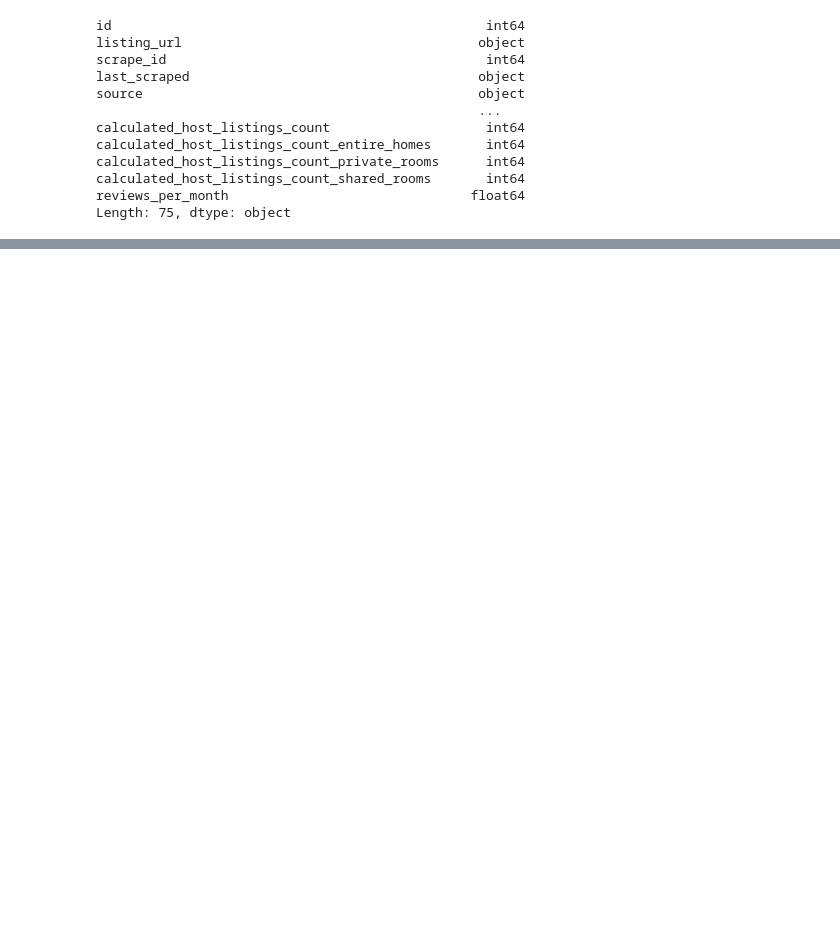
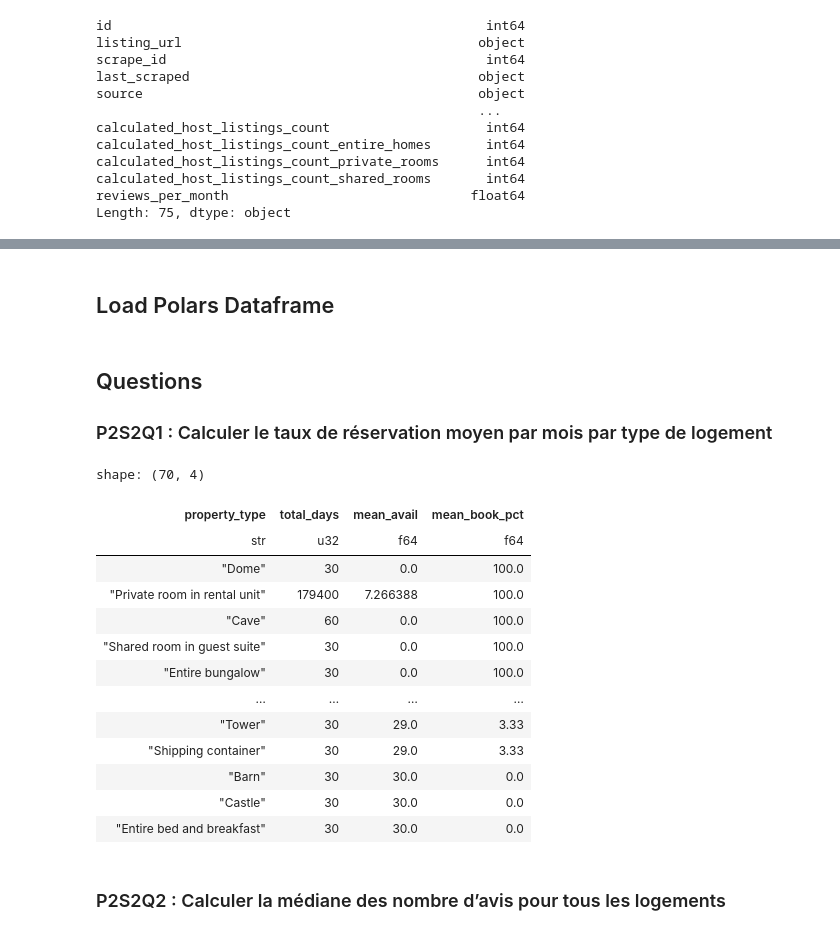
Before and after one commit to day811/OCDE-P7, a Jupyter notebook: polars.ipynb, the cells around one changed output, grey strips where cells are left out. Cells and saved outputs as stored; diff of their text form; code cells hidden in the pictures; blank space fills up the shorter version.

```diff
--- a/polars.ipynb
+++ b/polars.ipynb
@@ -58,7 +57,14 @@ def normalize_doc(doc):
             if isinstance(value,str) and value == "":
                   value = None
             # reformatte les listes
-            if col in ['host_verifications', 'amenities']:
+            if col =="price" and value is not None:
+                  try :
+                        value = value.replace("$","")
+                        value = float(value)
+                  except (ValueError, TypeError):
+                        value=None
+
+            elif col in ['host_verifications', 'amenities']:
                   if isinstance(value, list) and value ==[]:
                         value = None
                   elif isinstance(value, str):
@@ -71,15 +77,3 @@ def normalize_doc(doc):
 
             result[col] = value
       return result
-# %%
-# Étape 1 : Récupérer les données avec PyMongo
-with MongoClient('mongodb://bi_user:bi_password@192.168.1.173:27017/') as client :
-    db = client['ncdb']
-    collection = db['rentals']
-    documents = list(collection.find())
-    normalized_docs = [normalize_doc(doc) for doc in documents]
-    # Étape 2 : Convertir en DataFrame Polars
-    polar_df = pl.DataFrame(normalized_docs, infer_schema_length=1000)
-    #print(polar_df.__len__)
-
-    # Étape 3 : Analyser avec Polars
@@ -127,0 +107,44 @@ Document 125:
+# %% [markdown]
+## Load Polars Dataframe
+# %%
+# Étape 1 : Récupérer les données avec PyMongo
+with MongoClient('mongodb://bi_user:bi_password@192.168.1.173:27017/') as client :
+    db = client['ncdb']
+    collection = db['paris_listings']
+    documents = list(collection.find())
+    normalized_docs = [normalize_doc(doc) for doc in documents]
+    # Étape 2 : Convertir en DataFrame Polars
+    polar_df = pl.DataFrame(normalized_docs, infer_schema_length=1000)
+    #print(polar_df.__len__)
+
+    # Étape 3 : Analyser avec Polars
+# %% [markdown]
+## Questions
+### P2S2Q1 : Calculer le taux de réservation moyen par mois par type de logement
+# %%
+# Type de logement : property_type
+# Disponibilité sur 30 jours : availability_30
+property_type_group = polar_df.group_by('property_type').agg([
+    pl.len().alias("total_days")*30,
+    pl.mean("availability_30").alias("mean_avail")
+])
+property_type_group = property_type_group.with_columns( ( ( pl.col("total_days")- pl.col("mean_avail") ) / pl.col("total_days")*100).round(2).alias("mean_book_pct") )
+property_type_group = property_type_group.sort("mean_book_pct",descending=True)
+property_type_group
+# %% [output]
+shape: (70, 4)
+| property_type | total_days | mean_avail | mean_book_pct |
+| str | u32 | f64 | f64 |
+| "Dome" | 30 | 0.0 | 100.0 |
+| "Private room in rental unit" | 179400 | 7.266388 | 100.0 |
+| "Cave" | 60 | 0.0 | 100.0 |
+| "Shared room in guest suite" | 30 | 0.0 | 100.0 |
+| "Entire bungalow" | 30 | 0.0 | 100.0 |
+| … | … | … | … |
+| "Tower" | 30 | 29.0 | 3.33 |
+| "Shipping container" | 30 | 29.0 | 3.33 |
+| "Barn" | 30 | 30.0 | 0.0 |
+| "Castle" | 30 | 30.0 | 0.0 |
+| "Entire bed and breakfast" | 30 | 30.0 | 0.0 |
+# %% [markdown]
+### P2S2Q2 : Calculer la médiane des nombre d’avis pour tous les logements
```
Also changed, not shown: parts of 14 cells of this notebook.
